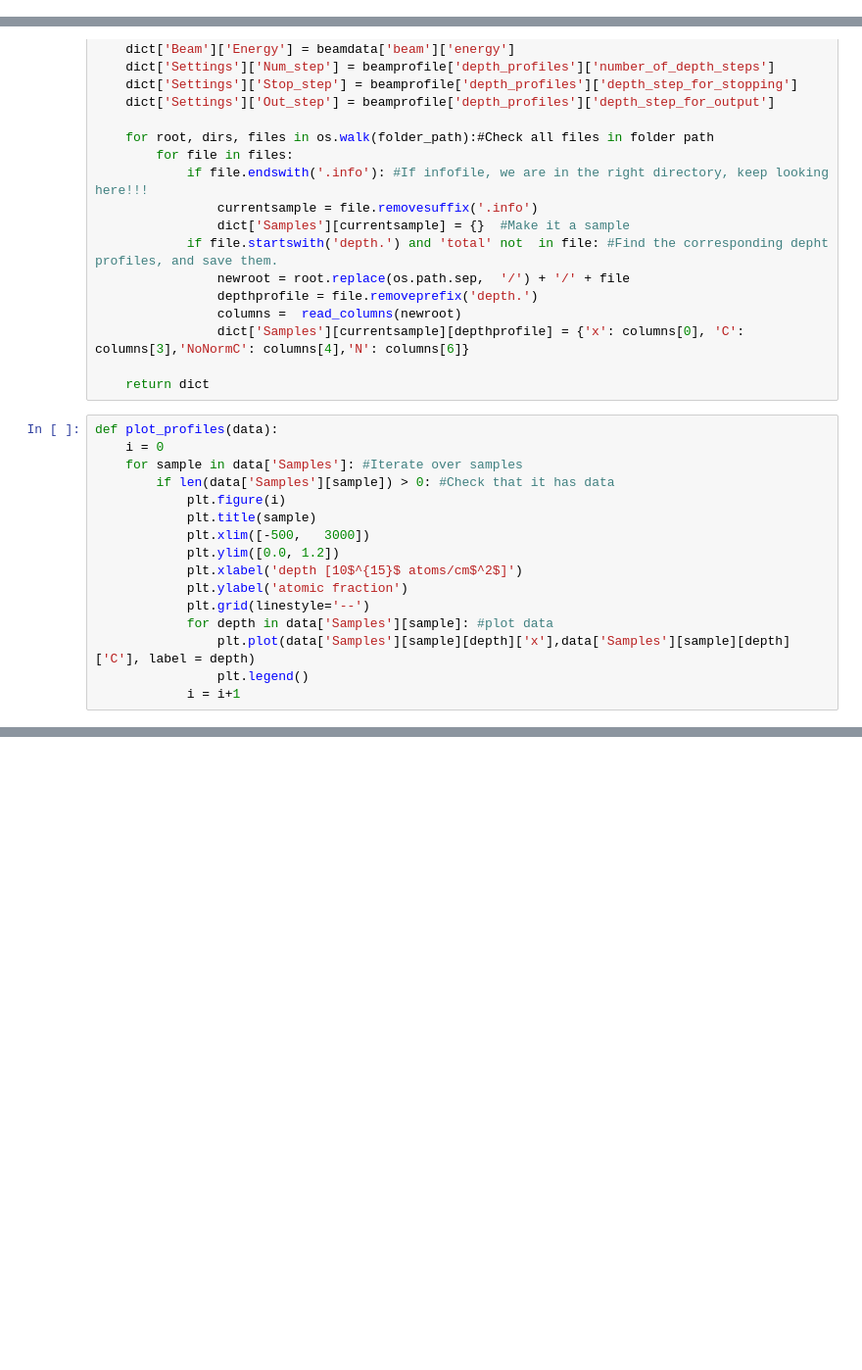
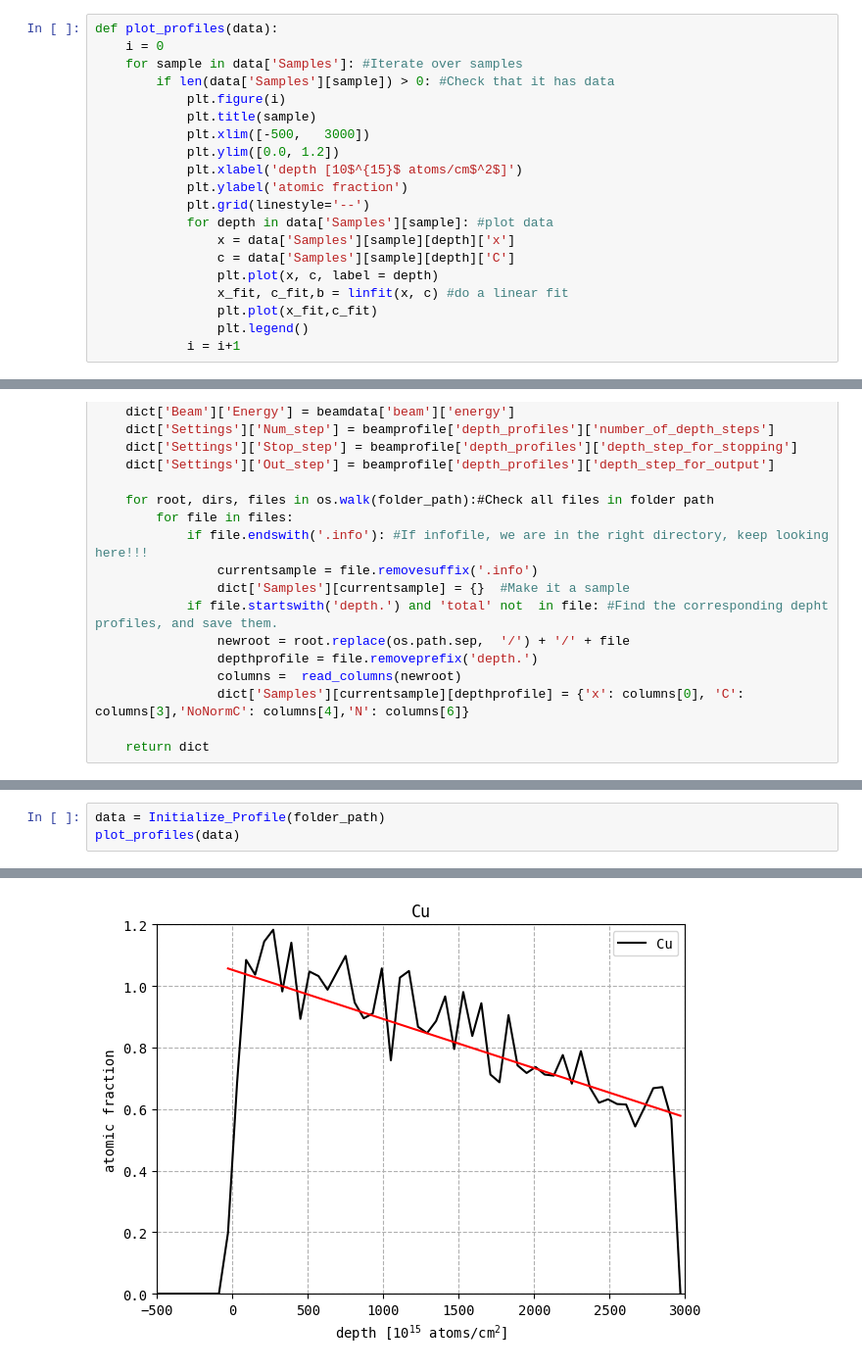
Before and after one commit to Moosycode/Exjobb, a Jupyter notebook: PotkuToDict.ipynb, the cells around one changed output, grey strips where cells are left out. Shown at 98% size. Cells and saved outputs as stored; diff of their text form; blank space fills up the shorter version.

```diff
--- a/PotkuToDict.ipynb
+++ b/PotkuToDict.ipynb
@@ -56,3 +76,23 @@ def  read_columns(root):
+# %%
+def plot_profiles(data):
+    i = 0
+    for sample in data['Samples']: #Iterate over samples
+        if len(data['Samples'][sample]) > 0: #Check that it has data
+            plt.figure(i)
+            plt.title(sample)
+            plt.xlim([-500,   3000])
+            plt.ylim([0.0, 1.2])
+            plt.xlabel('depth [10$^{15}$ atoms/cm$^2$]')
+            plt.ylabel('atomic fraction')
+            plt.grid(linestyle='--')
+            for depth in data['Samples'][sample]: #plot data
+                x = data['Samples'][sample][depth]['x']
+                c = data['Samples'][sample][depth]['C']
+                plt.plot(x, c, label = depth)
+                x_fit, c_fit,b = linfit(x, c) #do a linear fit
+                plt.plot(x_fit,c_fit)
+                plt.legend()
+            i = i+1
 # %%
 folder_path = '/Users/niwi9751/potku/requests/'
 def Initialize_Profile(folder_path):
@@ -96,19 +136,3 @@ def Initialize_Profile(folder_path):
                 dict['Samples'][currentsample][depthprofile] = {'x': columns[0], 'C': columns[3],'NoNormC': columns[4],'N': columns[6]}
 
     return dict
-# %%
-def plot_profiles(data):
-    i = 0
-    for sample in data['Samples']: #Iterate over samples
-        if len(data['Samples'][sample]) > 0: #Check that it has data
-            plt.figure(i)
-            plt.title(sample)
-            plt.xlim([-500,   3000])
-            plt.ylim([0.0, 1.2])
-            plt.xlabel('depth [10$^{15}$ atoms/cm$^2$]')
-            plt.ylabel('atomic fraction')
-            plt.grid(linestyle='--')
-            for depth in data['Samples'][sample]: #plot data
-                plt.plot(data['Samples'][sample][depth]['x'],data['Samples'][sample][depth]['C'], label = depth)
-                plt.legend()
-            i = i+1
@@ -158,0 +139,4 @@ Found compatible files:
+# %%
+data = Initialize_Profile(folder_path)
+plot_profiles(data)
+# %% [output]
@@ -158,0 +160 @@ Found compatible files:
+[figure, added]
```
Also changed, not shown: parts of 5 cells of this notebook.
